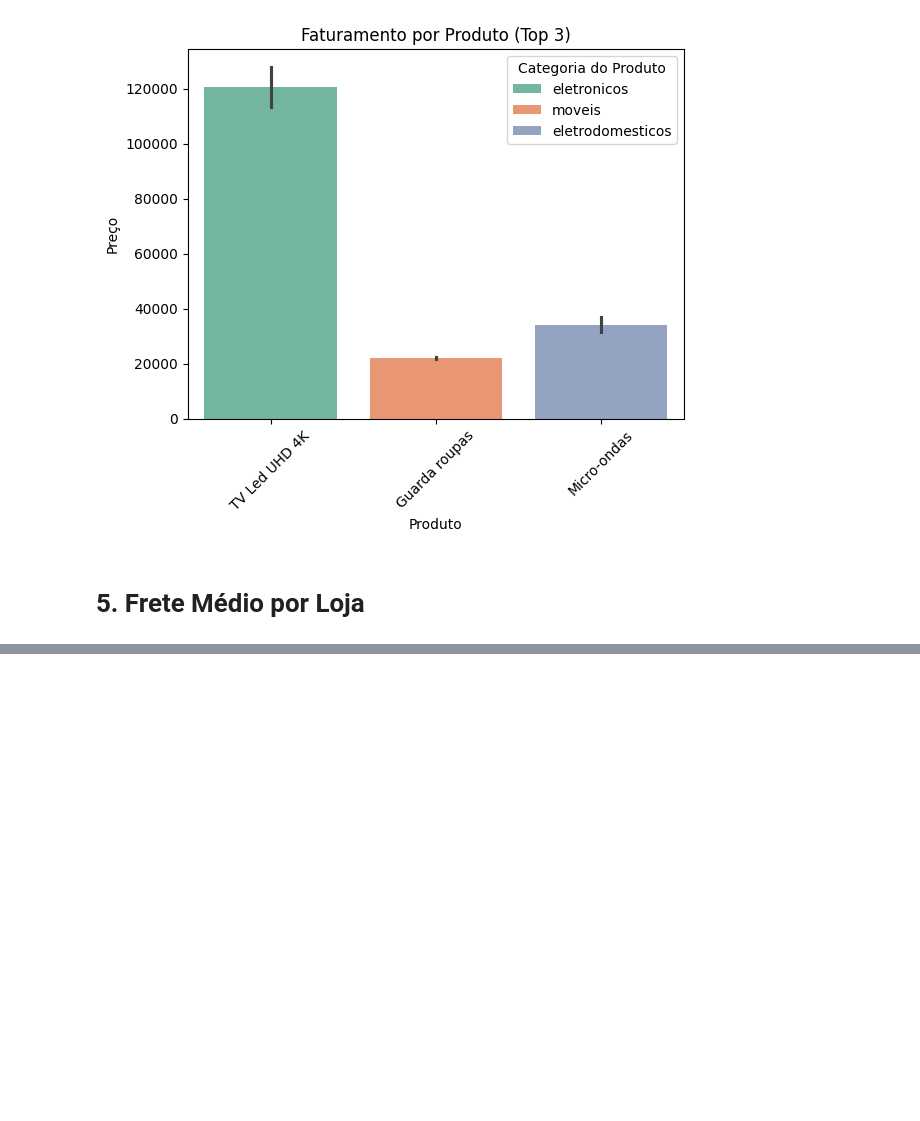
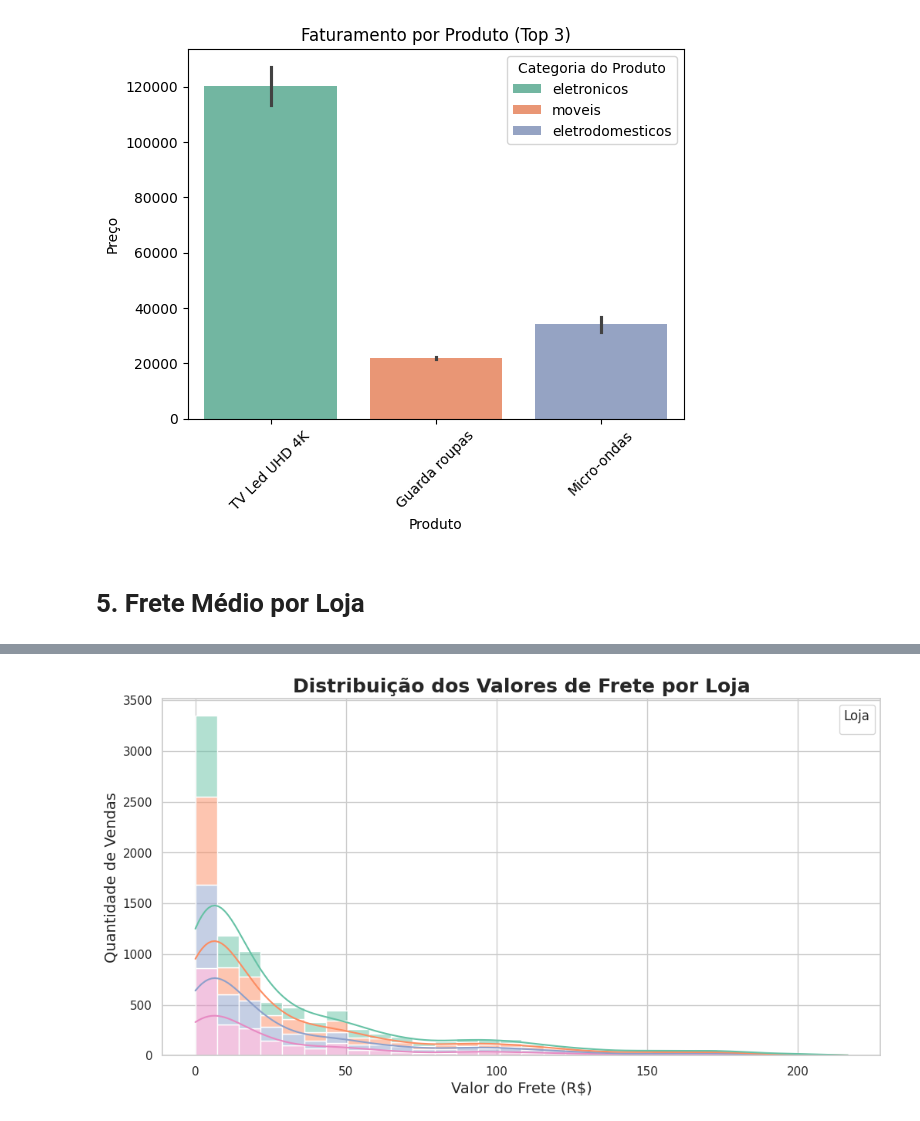
Before and after one commit to GeisilaCosta/AluraStore, a Jupyter notebook: AluraStoreBr.ipynb, the cells around one changed output, grey strips where cells are left out. Drawn from its saved outputs; the diff is of its cells as text; code cells hidden in the pictures; blank space fills up the shorter version.

```diff
--- a/AluraStoreBr.ipynb
+++ b/AluraStoreBr.ipynb
@@ -791,0 +861,21 @@ plt.show()
+# %%
+#distribuicao do frete por loja
+import matplotlib.pyplot as plt
+import seaborn as sns
+
+# Tema do seaborn
+sns.set_theme(style="whitegrid")
+
+# Criando a figura
+plt.figure(figsize=(12, 6))
+
+# Usando histograma para visualizar a distribuição
+sns.histplot(data=lojas, x='Frete', hue='Loja', kde=True, bins=30, palette='Set2', multiple='stack')
+
+plt.title('Distribuição dos Valores de Frete por Loja', fontsize=18, fontweight='bold')
+plt.xlabel('Valor do Frete (R$)', fontsize=14)
+plt.ylabel('Quantidade de Vendas', fontsize=14)
+plt.legend(title='Loja')
+plt.show()
+# %% [output]
+[figure, added]
```
Also changed, not shown: parts of 14 cells of this notebook.
